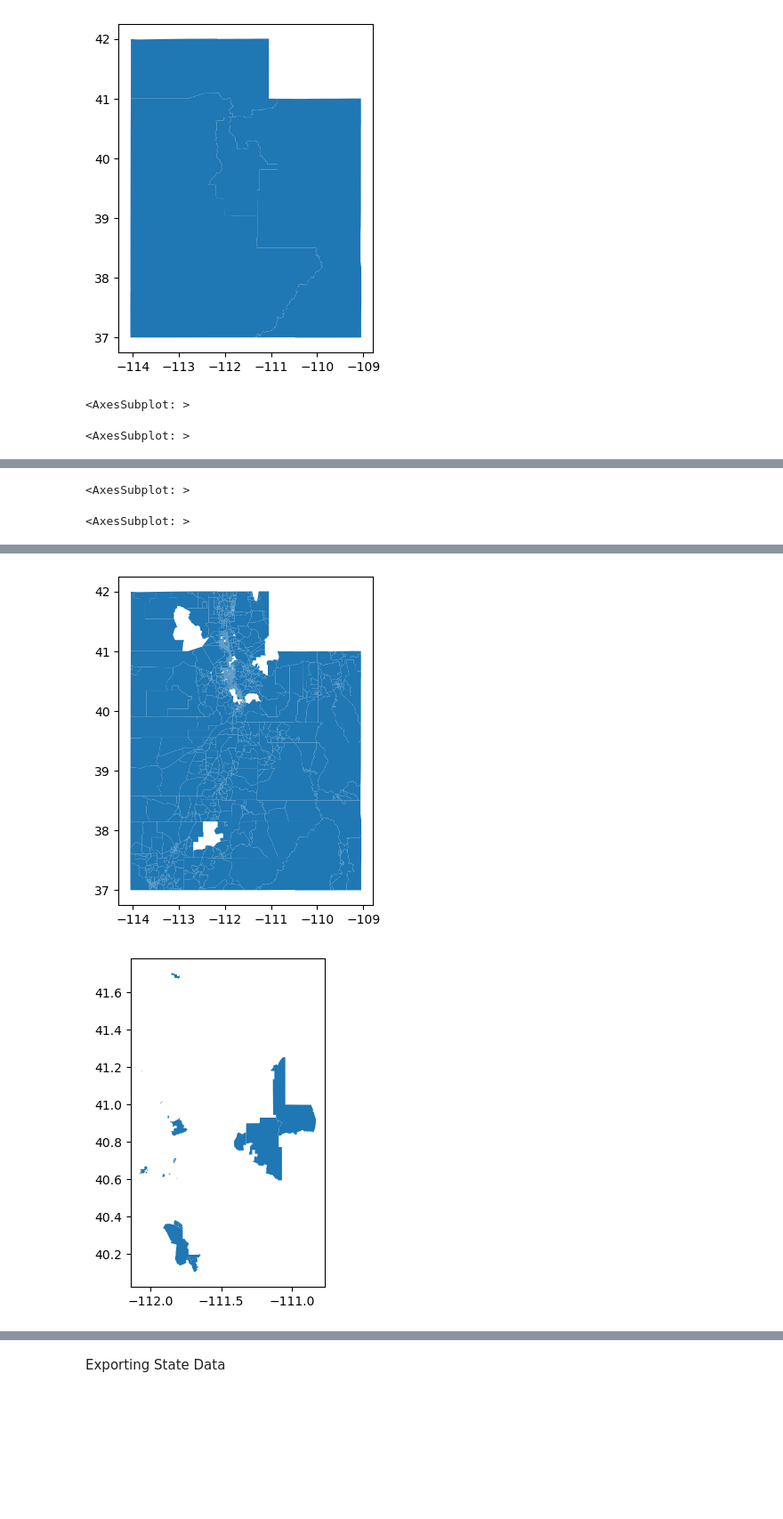
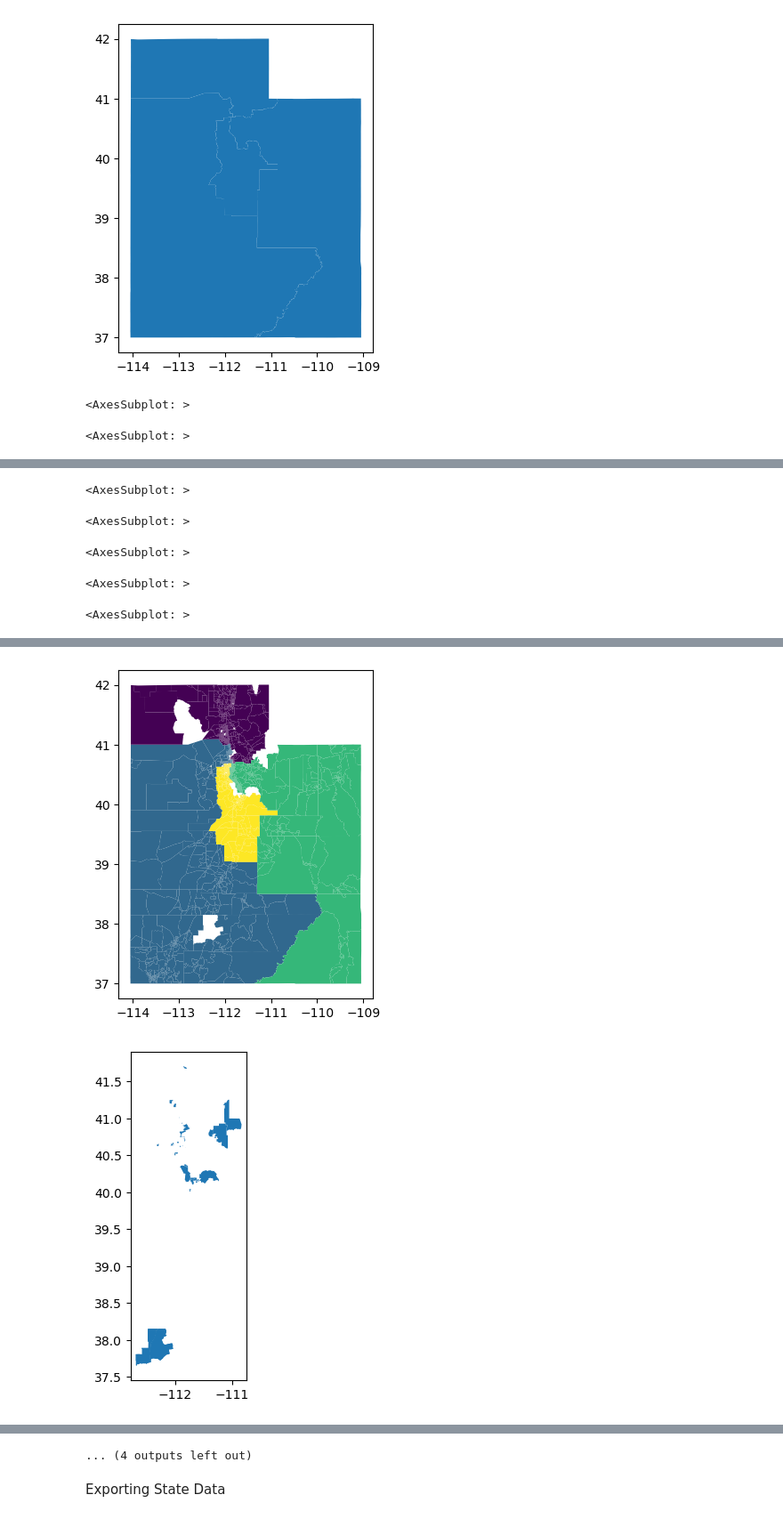
Before and after one commit to CSE-416-Team-Selzer/Modeling-and-Analysis-of-HR-3863, a Jupyter notebook: preprocessing/Utah-v2.ipynb, the cells around one changed output, grey strips where cells are left out. Shown at 89% size. Saved outputs shown, nothing was run; the diff lists cells and outputs as text; code cells hidden in the pictures; blank space fills up the shorter version.

```diff
--- a/preprocessing/Utah-v2.ipynb
+++ b/preprocessing/Utah-v2.ipynb
@@ -431,13 +431,20 @@ not_state.loc[not_state['precinct'].str.contains("PA"), 'district'] = 2
 not_state.loc[not_state['pname'].str.contains("Riverdale"), 'district'] = 1
 not_state.loc[not_state['pname'].str.contains("Taylorsville"), 'district'] = 4
 not_state.loc[not_state['pname'].str.contains("Taylor / West"), 'district'] = 1
+not_state.loc[not_state['precinct'].str.contains("WEB"), 'district'] = 3
 display(current_districting.plot())
-display(state.plot())
+display(state.plot(column = 'district'))
 display(not_state[not_state['district'] == -1])
-display(not_state[not_state['district'] == -1].plot())
+display(not_state[not_state['precinct'].str.contains("WEB")])
+#display(not_state[not_state['district'] == -1].plot())
+display(not_state.plot())
+display(not_state.plot())
 #display(not_state[not_state['precinct'].str.contains("MIL")].plot())
 
-display(not_state[not_state['pname'].str.contains("Millcreek")].plot())
+display(not_state[not_state['precinct'].str.contains("WEB")].plot())
+state = state.append(not_state[not_state['district'] != -1])
+display(state.plot(column = 'district'))
+display(state.plot())
 # %% [output]
 <AxesSubplot: >
 <AxesSubplot: >
@@ -461,5 +471,8 @@ display(not_state[not_state['pname'].str.contains("Millcreek")].plot())
 <AxesSubplot: >
 <AxesSubplot: >
+<AxesSubplot: >
+<AxesSubplot: >
+<AxesSubplot: >
 [figure]
-[figure, old version]
+[figure, new version]
-[figure, old version]
+[figure, new version]
@@ -466,0 +479 @@ display(not_state[not_state['pname'].str.contains("Millcreek")].plot())
+... (4 outputs left out)
```
Also changed, not shown: parts of 5 cells of this notebook.
